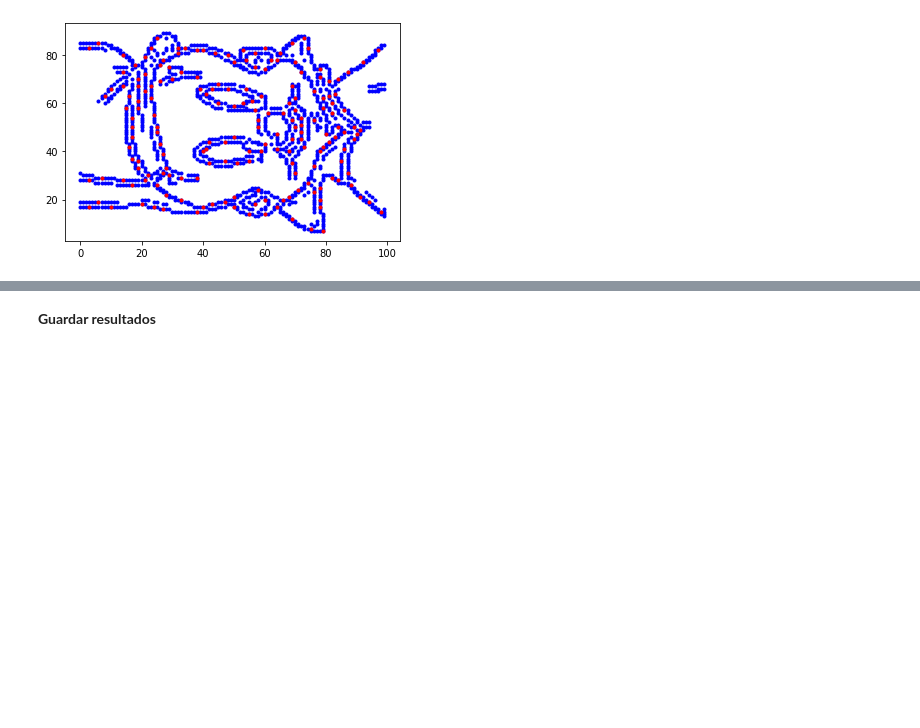
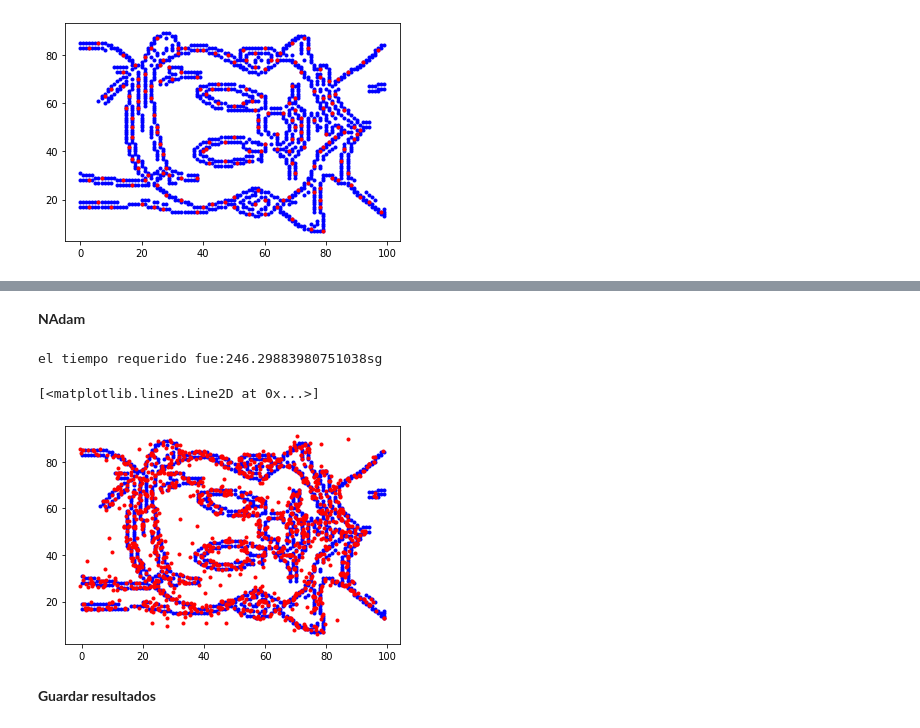
Before and after one commit to Bryan0122/PRI, a Jupyter notebook: PRI_Test.ipynb, the cells around one changed output, grey strips where cells are left out. Cells and saved outputs as stored; diff of their text form; code cells hidden in the pictures; blank space fills up the shorter version.

```diff
--- a/PRI_Test.ipynb
+++ b/PRI_Test.ipynb
@@ -231,3 +261,17 @@ el tiempo requerido fue:70.34536957740784sg
+# %% [markdown]
+**NAdam**
+# %%
+t = time.time()
+p = MiniBatchPRI(n_groups=3, lambda_=15, sigma_initial=10, method='SGD', optimization='Nadam',
+                 reduction_ = False, PC=1500,lr=0.1, decay=0.00001)
+p.fit(indices)
+print('el tiempo requerido fue:' + str(time.time() - t) + 'sg')
+plt.plot(indices[:,0],indices[:,1],'b.')
+plt.plot(p.cluster_centers_[:,0],p.cluster_centers_[:,1],'r.')
+# %% [output]
+el tiempo requerido fue:246.29883980751038sg
+[<matplotlib.lines.Line2D at 0x...>]
+[figure, added]
 # %% [markdown]
 **Guardar resultados**
 # %%
```
Also changed, not shown: parts of 5 cells of this notebook.
